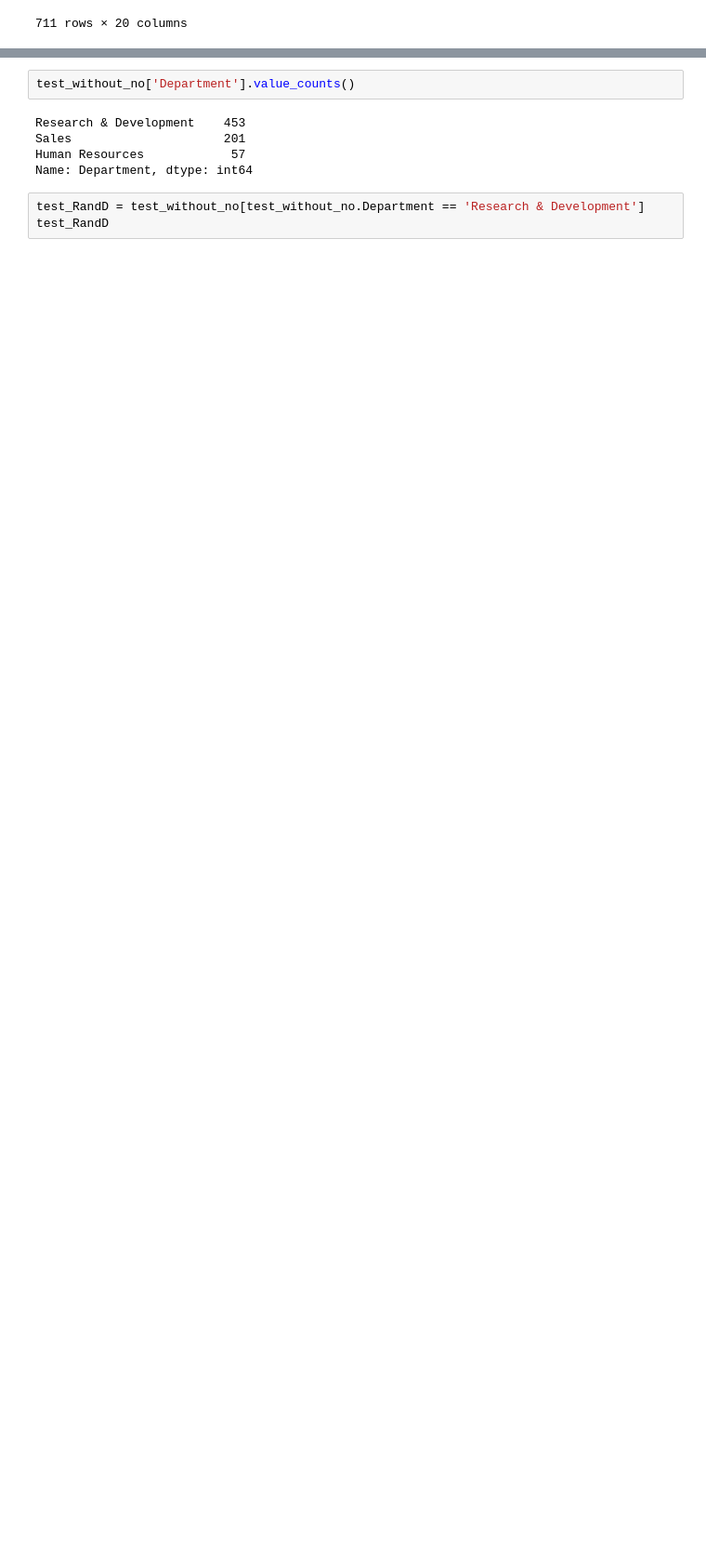
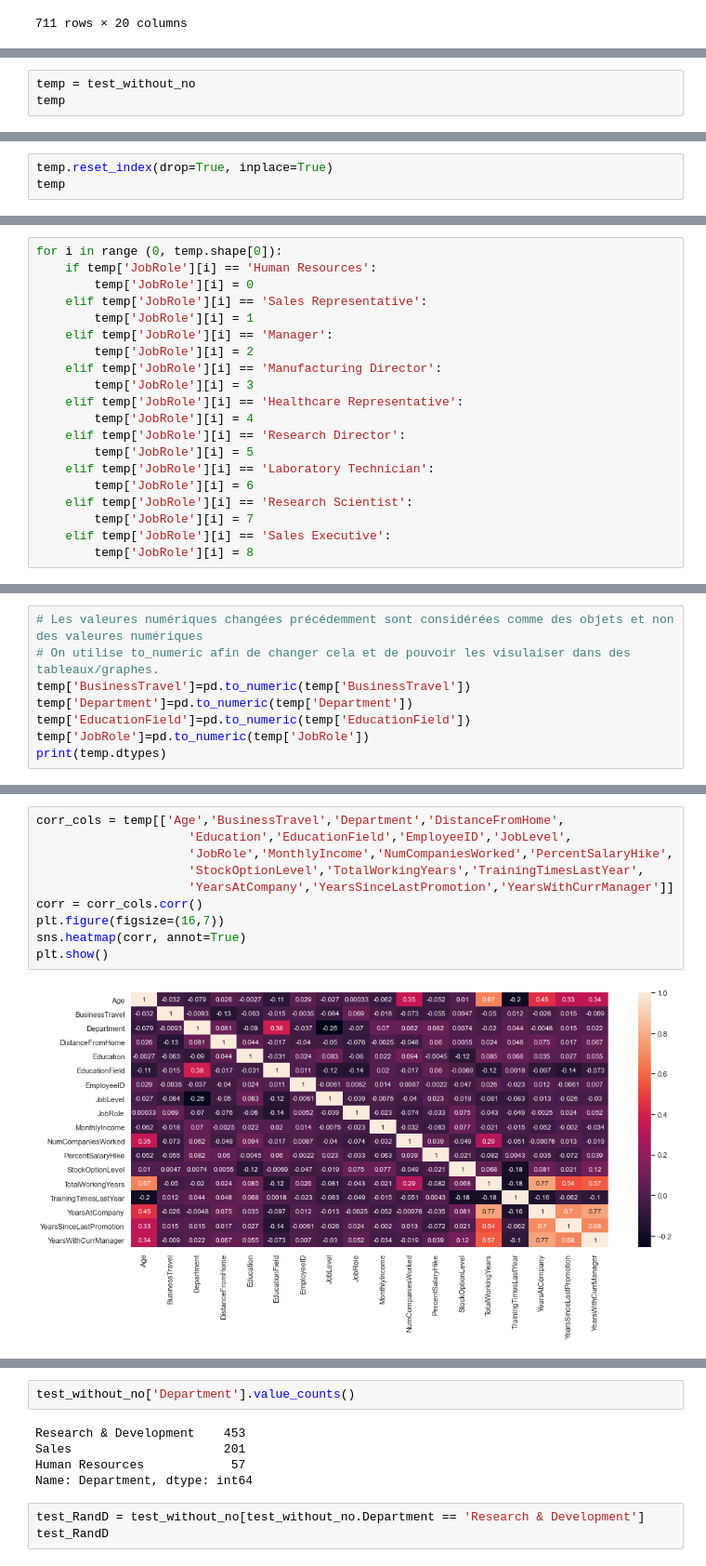
Before and after one commit to doublegui2/projet-ia, a Jupyter notebook: notebook.ipynb, the cells around one changed output, grey strips where cells are left out. Shown at 93% size. Drawn from its saved outputs; the diff is of its cells as text; blank space fills up the shorter version.

```diff
--- a/notebook.ipynb
+++ b/notebook.ipynb
@@ -152,0 +192,3 @@ test_without_no
+# %%
+temp = test_without_no
+temp
@@ -152,0 +209,3 @@ test_without_no
+# %%
+temp.reset_index(drop=True, inplace=True)
+temp
@@ -152,0 +256,20 @@ test_without_no
+# %%
+for i in range (0, temp.shape[0]):
+    if temp['JobRole'][i] == 'Human Resources':
+        temp['JobRole'][i] = 0
+    elif temp['JobRole'][i] == 'Sales Representative':
+        temp['JobRole'][i] = 1
+    elif temp['JobRole'][i] == 'Manager':
+        temp['JobRole'][i] = 2
+    elif temp['JobRole'][i] == 'Manufacturing Director':
+        temp['JobRole'][i] = 3
+    elif temp['JobRole'][i] == 'Healthcare Representative':
+        temp['JobRole'][i] = 4
+    elif temp['JobRole'][i] == 'Research Director':
+        temp['JobRole'][i] = 5
+    elif temp['JobRole'][i] == 'Laboratory Technician':
+        temp['JobRole'][i] = 6
+    elif temp['JobRole'][i] == 'Research Scientist':
+        temp['JobRole'][i] = 7
+    elif temp['JobRole'][i] == 'Sales Executive':
+        temp['JobRole'][i] = 8
@@ -152,0 +292,8 @@ test_without_no
+# %%
+# Les valeures numériques changées précédemment sont considérées comme des objets et non des valeures numériques
+# On utilise to_numeric afin de changer cela et de pouvoir les visulaiser dans des tableaux/graphes.
+temp['BusinessTravel']=pd.to_numeric(temp['BusinessTravel'])
+temp['Department']=pd.to_numeric(temp['Department'])
+temp['EducationField']=pd.to_numeric(temp['EducationField'])
+temp['JobRole']=pd.to_numeric(temp['JobRole'])
+print(temp.dtypes)
@@ -152,0 +321,12 @@ test_without_no
+# %%
+corr_cols = temp[['Age','BusinessTravel','Department','DistanceFromHome',
+                     'Education','EducationField','EmployeeID','JobLevel',
+                     'JobRole','MonthlyIncome','NumCompaniesWorked','PercentSalaryHike',
+                     'StockOptionLevel','TotalWorkingYears','TrainingTimesLastYear',
+                     'YearsAtCompany','YearsSinceLastPromotion','YearsWithCurrManager']]
+corr = corr_cols.corr()
+plt.figure(figsize=(16,7))
+sns.heatmap(corr, annot=True)
+plt.show()
+# %% [output]
+[figure, added]
```
Also changed, not shown: parts of 19 cells of this notebook.
